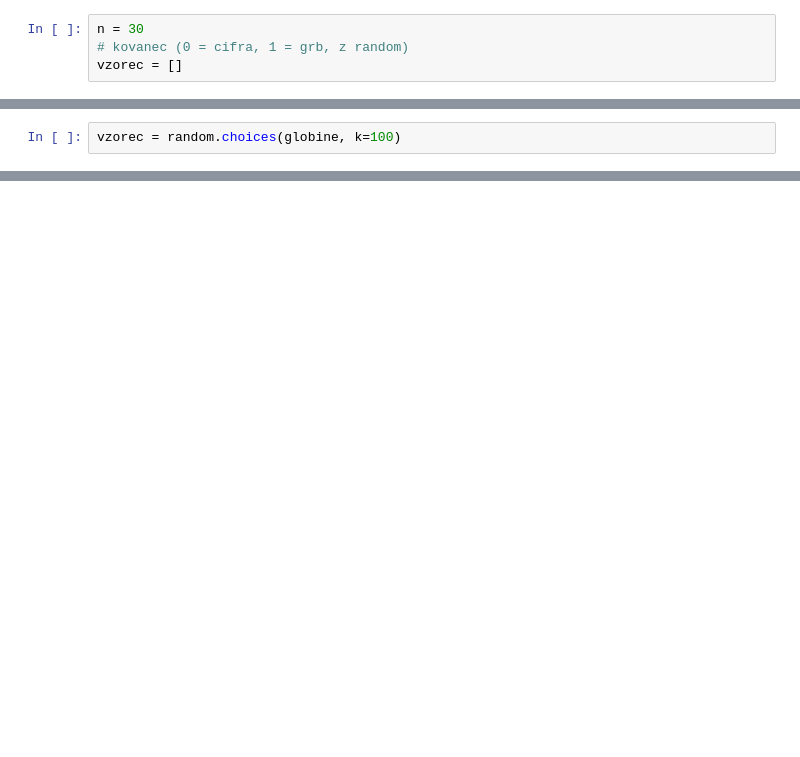
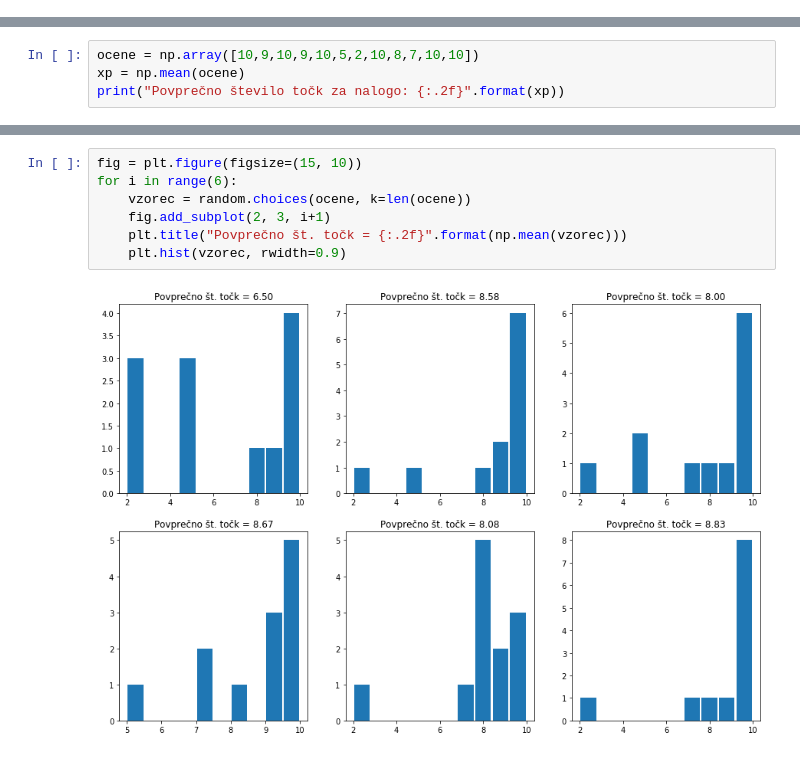
Before and after one commit to mrcinv/ovs.py, a Jupyter notebook: bootstrap.ipynb, the cells around one changed output, grey strips where cells are left out. Saved outputs shown, nothing was run; the diff lists cells and outputs as text; blank space fills up the shorter version.

```diff
--- a/bootstrap.ipynb
+++ b/bootstrap.ipynb
@@ -54,4 +0,0 @@ from scipy.stats import uniform, norm, randint, binom
-# %%
-n = 30
-# kovanec (0 = cifra, 1 = grb, z random)
-vzorec = []
@@ -200,2 +0,0 @@ pi
-# %%
-vzorec = random.choices(globine, k=100)
@@ -205,0 +21,4 @@ def vzorcni_delez(f, vzorec):
+# %%
+ocene = np.array([10,9,10,9,10,5,2,10,8,7,10,10])
+xp = np.mean(ocene)
+print("Povprečno število točk za nalogo: {:.2f}".format(xp))
@@ -205,0 +32,9 @@ def vzorcni_delez(f, vzorec):
+# %%
+fig = plt.figure(figsize=(15, 10))
+for i in range(6):
+    vzorec = random.choices(ocene, k=len(ocene))
+    fig.add_subplot(2, 3, i+1)
+    plt.title("Povprečno št. točk = {:.2f}".format(np.mean(vzorec)))
+    plt.hist(vzorec, rwidth=0.9)
+# %% [output]
+[figure, added]
```
Also changed, not shown: parts of 45 cells of this notebook, 1 other file.
